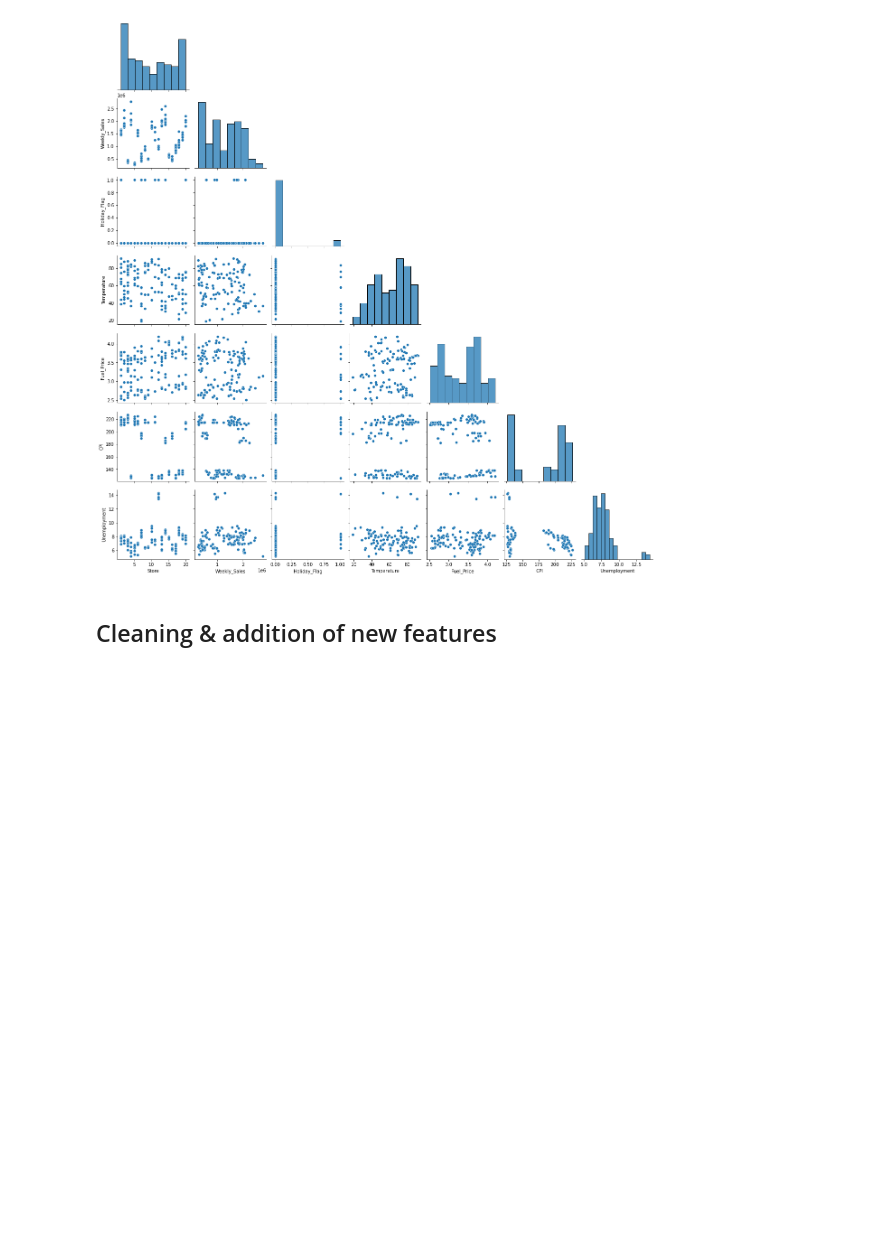
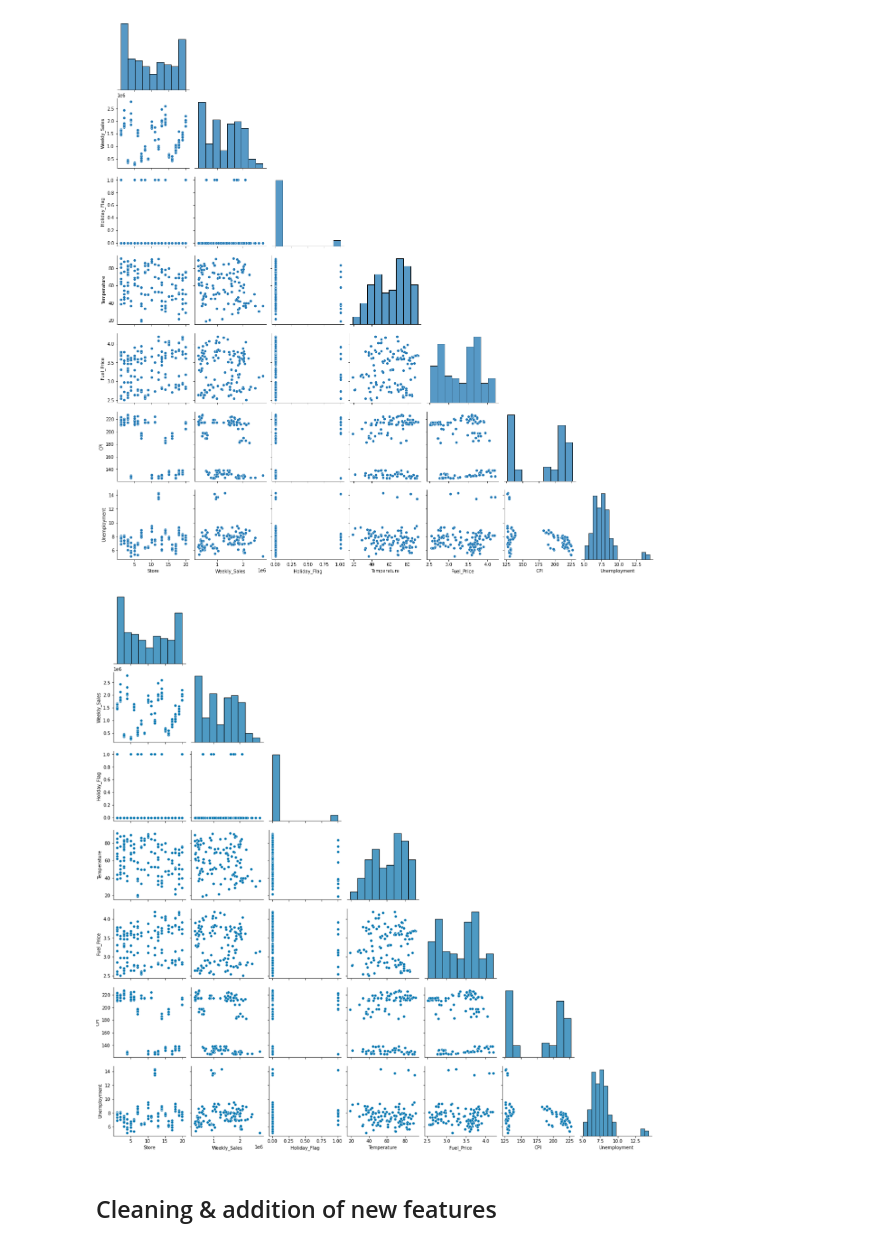
Before and after one commit to valskyyy/3_machine_learning, a Jupyter notebook: 3a_walmart_sales/Walmart_predict_weekly_sales.ipynb, the cells around one changed output. Saved outputs shown, nothing was run; the diff lists cells and outputs as text; code cells hidden in the pictures; blank space fills up the shorter version.

```diff
--- a/3a_walmart_sales/Walmart_predict_weekly_sales.ipynb
+++ b/3a_walmart_sales/Walmart_predict_weekly_sales.ipynb
@@ -151,7 +155,9 @@ sns.pairplot(df,corner=True)
 <seaborn.axisgrid.PairGrid at 0x...>
 [figure]
 # %%
-display(Image(filename='img/correlation_matrix.png'))
+display(Image(filename='img/detailed_correlation_matrix.png'))
+# %% [output]
+[figure, added]
 # %% [markdown]
 ## Cleaning & addition of new features
 # %%
```
Also changed, not shown: parts of 2 cells of this notebook.
